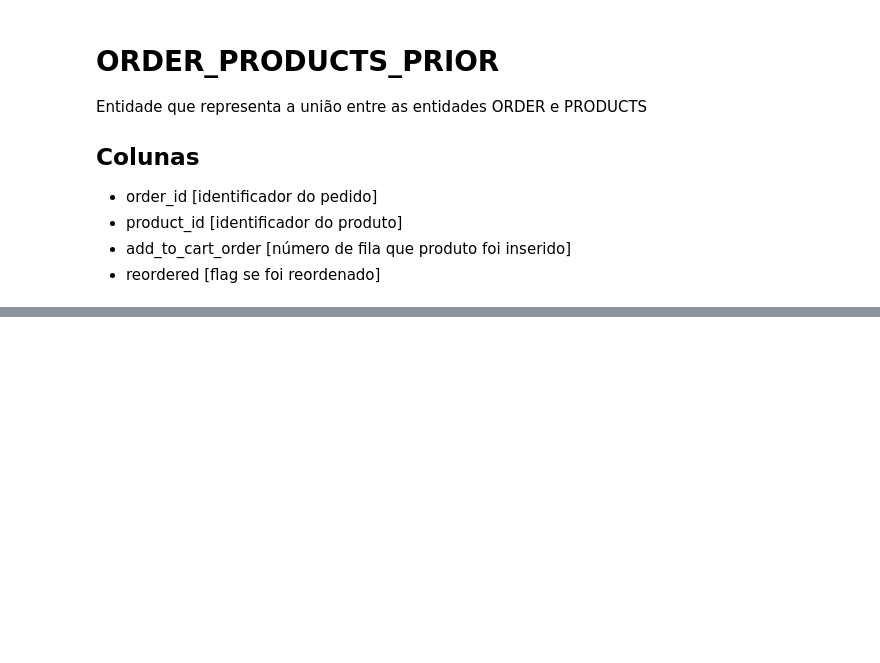
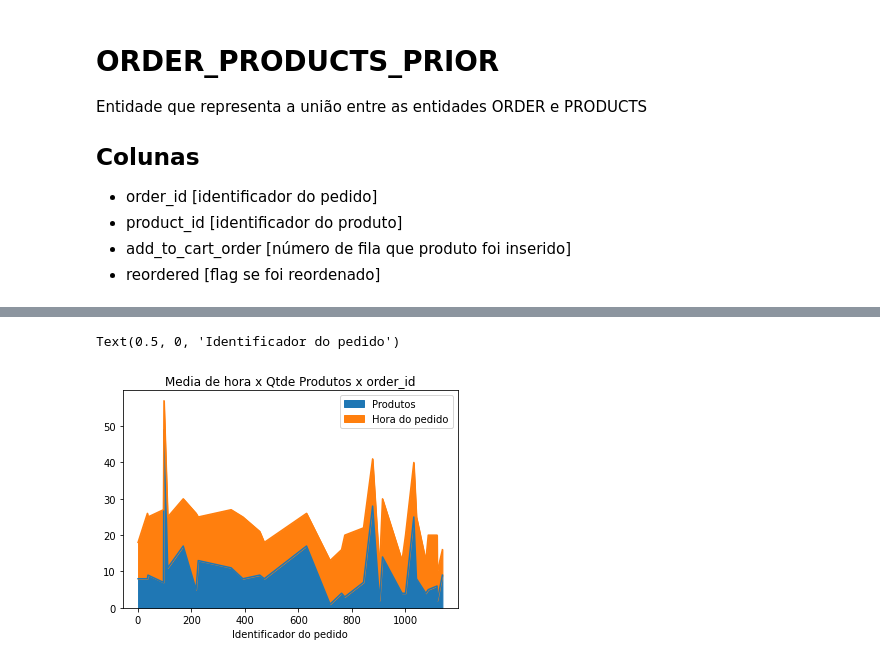
Before and after one commit to titilomt/data_science_puc_projects, a Jupyter notebook: puc_python_for_data_science.ipynb, the cells around one changed output, grey strips where cells are left out. Drawn from its saved outputs; the diff is of its cells as text; code cells hidden in the pictures; blank space fills up the shorter version.

```diff
--- a/puc_python_for_data_science.ipynb
+++ b/puc_python_for_data_science.ipynb
@@ -287,0 +300,3 @@ ord_prod_merge.head()
+# %%
+ord_prod_train = pd.read_csv('../content/order_products_train.csv')
+ord_prod_train.head()
@@ -287,0 +310,15 @@ ord_prod_merge.head()
+# %%
+"""
+Podemos fazer o merge desta entidade com ORDERS e PRODUCTS
+para obtermos cruzamentos de dados entre estas tabelas
+"""
+plt.close('all')
+train_merge = ord_prod_train.merge(products, left_on='product_id', right_on='product_id').merge(orders, left_on="order_id", right_on="id")
+
+train_gb = train_merge[['order_id', 'product_id', 'hora_pedido_dia']].groupby(['order_id']).agg({'product_id': 'count', 'hora_pedido_dia': 'mean'})
+
+ax = train_gb.head(30).rename(columns={'product_id': 'Produtos', 'hora_pedido_dia': 'Hora do pedido'}).plot.area(title='Media de hora x Qtde Produtos x order_id')
+ax.set_xlabel('Identificador do pedido')
+# %% [output]
+Text(0.5, 0, 'Identificador do pedido')
+[figure, added]
```
Also changed, not shown: parts of 6 cells of this notebook.
